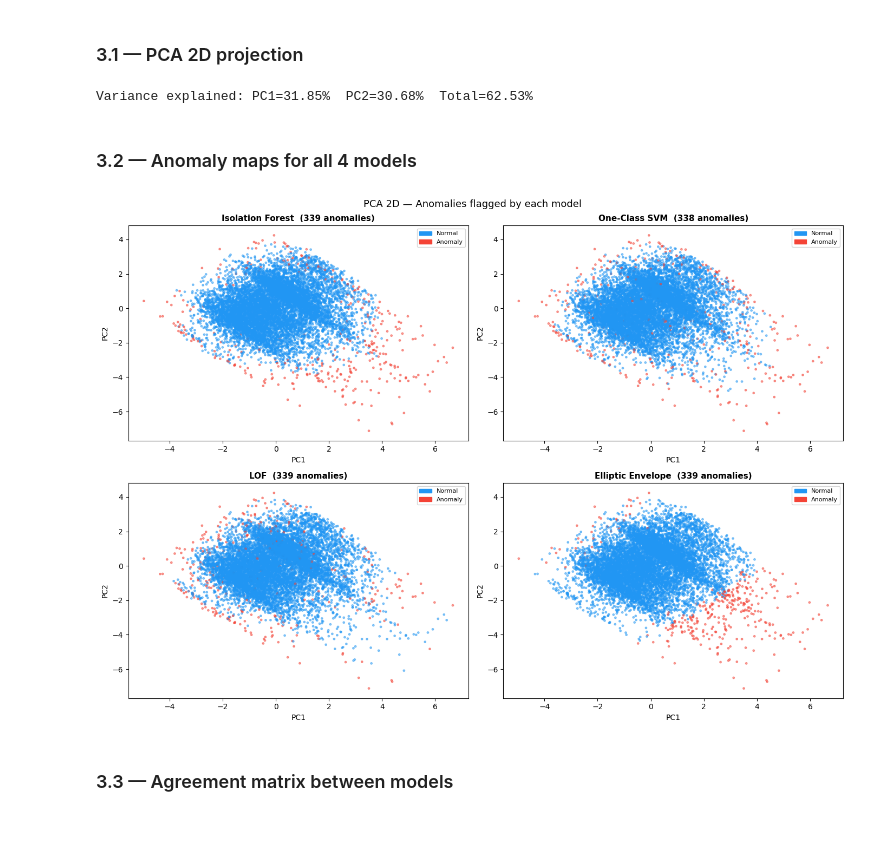
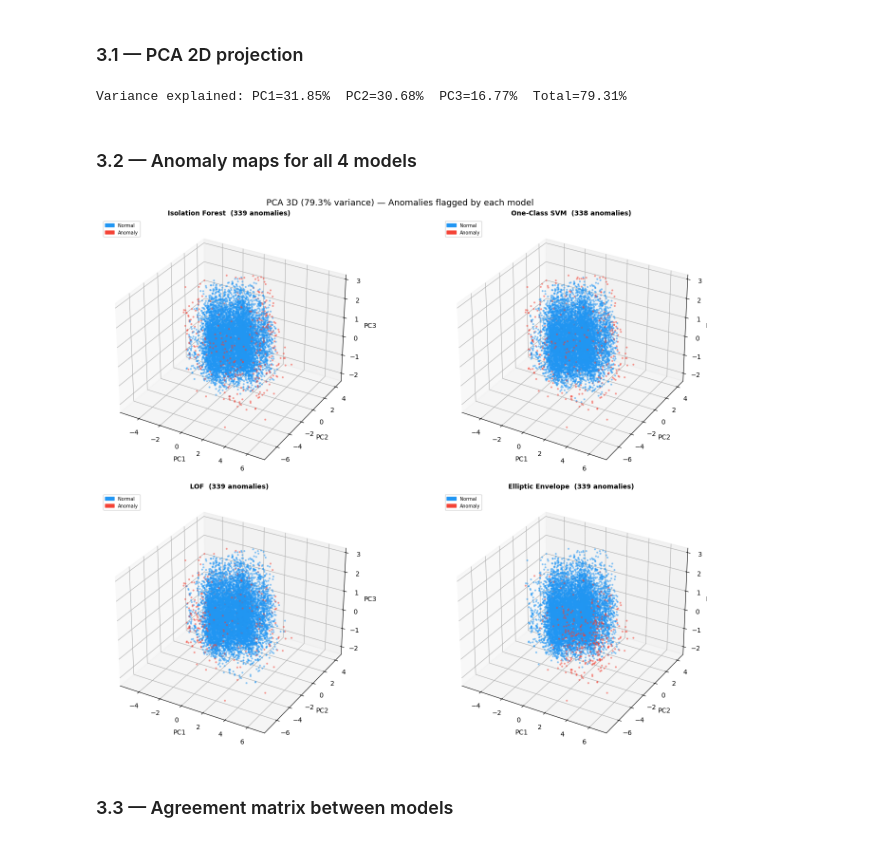
Before and after one commit to jules2806/session5-anomaly-detection, a Jupyter notebook: Session5_Anomaly_Detection_Notebook.ipynb, the cells around one changed output. Saved outputs shown, nothing was run; the diff lists cells and outputs as text; code cells hidden in the pictures.

```diff
--- a/Session5_Anomaly_Detection_Notebook.ipynb
+++ b/Session5_Anomaly_Detection_Notebook.ipynb
@@ -309,38 +309,40 @@ Expected ~339  (3.4% × 10000)
 from sklearn.decomposition import PCA
 import matplotlib.patches as mpatches
 
-pca = PCA(n_components=2, random_state=42)
-X_2d = pca.fit_transform(X_scaled)
+pca = PCA(n_components=3, random_state=42)
+X_3d = pca.fit_transform(X_scaled)
 print(f"Variance explained: PC1={pca.explained_variance_ratio_[0]:.2%}  "
       f"PC2={pca.explained_variance_ratio_[1]:.2%}  "
+      f"PC3={pca.explained_variance_ratio_[2]:.2%}  "
       f"Total={pca.explained_variance_ratio_.sum():.2%}")
 # %% [output]
-Variance explained: PC1=31.85%  PC2=30.68%  Total=62.53%
+Variance explained: PC1=31.85%  PC2=30.68%  PC3=16.77%  Total=79.31%
 # %% [markdown]
 ### 3.2 — Anomaly maps for all 4 models
 # %%
 models = {
     "Isolation Forest":  pred_iso,
     "One-Class SVM":     pred_svm,
     "LOF":               pred_lof,
     "Elliptic Envelope": pred_ee,
 }
 colors = {1: "#2196F3", -1: "#F44336"}
 
-fig, axes = plt.subplots(2, 2, figsize=(14, 10))
-for ax, (name, preds) in zip(axes.flatten(), models.items()):
+fig = plt.figure(figsize=(16, 12))
+for idx, (name, preds) in enumerate(models.items(), 1):
+    ax = fig.add_subplot(2, 2, idx, projection="3d")
     c = [colors[p] for p in preds]
-    ax.scatter(X_2d[:, 0], X_2d[:, 1], c=c, s=6, alpha=0.5)
-    ax.set_title(f"{name}  ({(preds==-1).sum()} anomalies)", fontsize=11, fontweight="bold")
-    ax.set_xlabel("PC1"); ax.set_ylabel("PC2")
+    ax.scatter(X_3d[:, 0], X_3d[:, 1], X_3d[:, 2], c=c, s=4, alpha=0.4)
+    ax.set_title(f"{name}  ({(preds==-1).sum()} anomalies)", fontsize=10, fontweight="bold")
+    ax.set_xlabel("PC1"); ax.set_ylabel("PC2"); ax.set_zlabel("PC3")
     patches = [mpatches.Patch(color="#2196F3", label="Normal"),
                mpatches.Patch(color="#F44336", label="Anomaly")]
-    ax.legend(handles=patches, loc="upper right", fontsize=8)
-plt.suptitle("PCA 2D — Anomalies flagged by each model", fontsize=13)
+    ax.legend(handles=patches, loc="upper left", fontsize=7)
+plt.suptitle("PCA 3D (79.3% variance) — Anomalies flagged by each model", fontsize=13)
 plt.tight_layout()
 plt.show()
 # %% [output]
-[figure, old version]
+[figure, new version]
 # %% [markdown]
 ### 3.3 — Agreement matrix between models
 # %%
```
Also changed, not shown: parts of 1 cell of this notebook.
